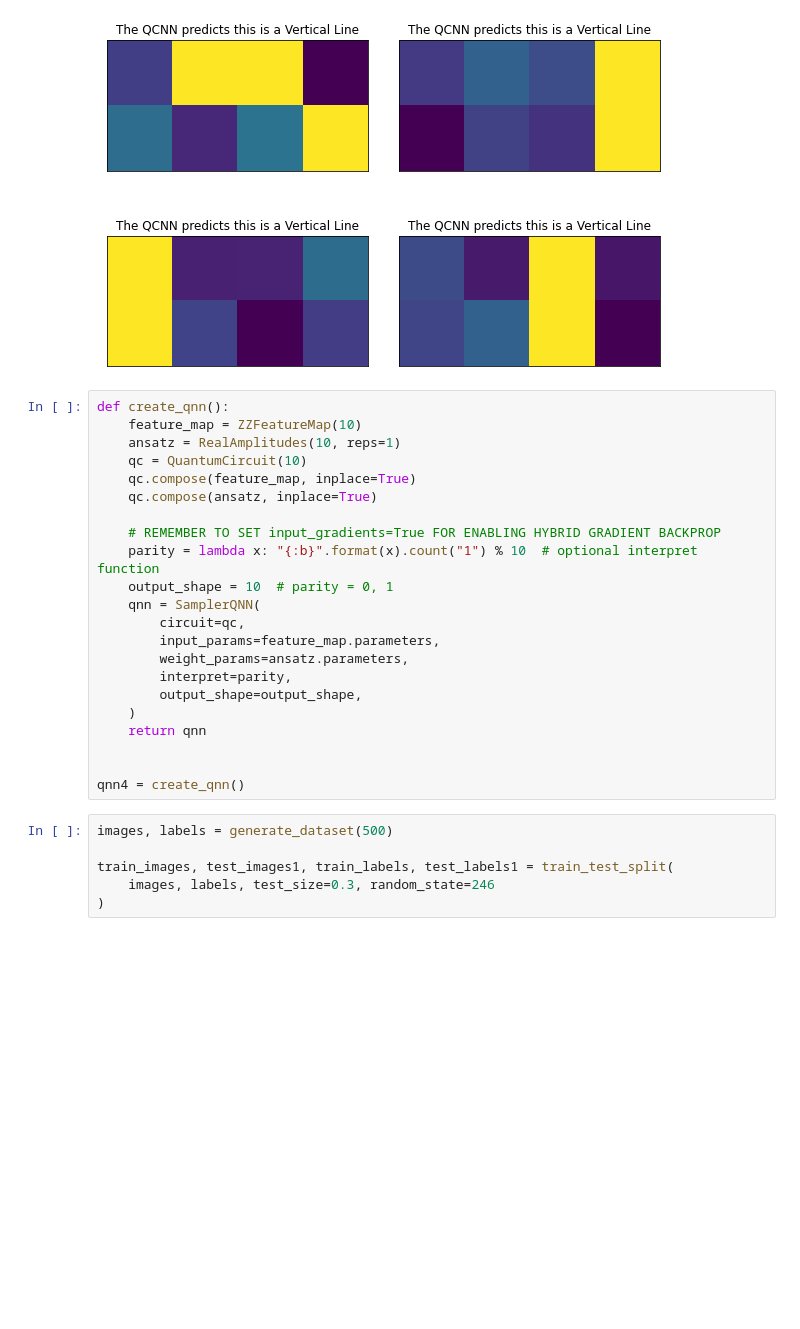
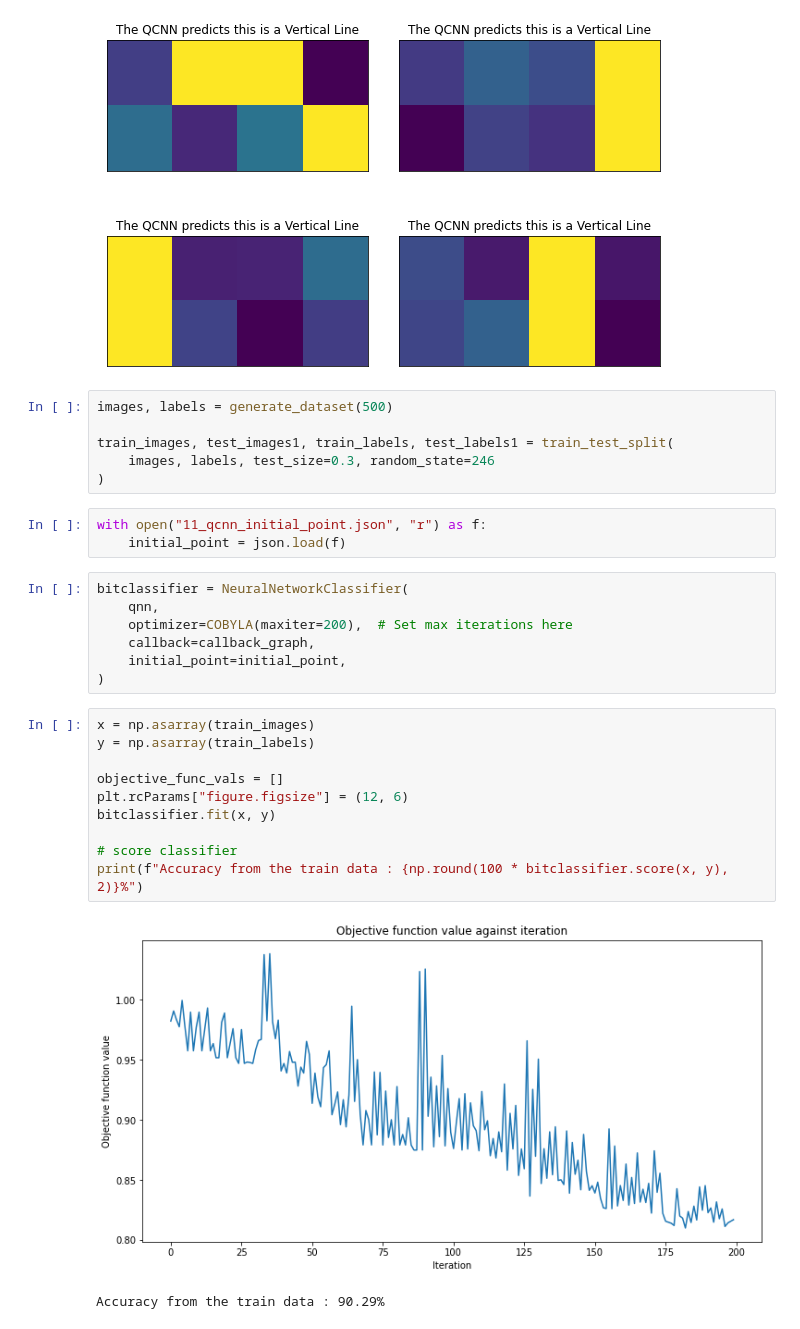
Before and after one commit to agrzheng/qiskit, a Jupyter notebook: Qnn/qiskit-bit-full.ipynb, the cells around one changed output. Drawn from its saved outputs; the diff is of its cells as text; blank space fills up the shorter version.

```diff
--- a/Qnn/qiskit-bit-full.ipynb
+++ b/Qnn/qiskit-bit-full.ipynb
@@ -308,31 +308,32 @@ plt.subplots_adjust(wspace=0.1, hspace=0.5)
 # %% [output]
 Accuracy from the poisoned test data : 94.0%
 [figure]
-# %%
-def create_qnn():
-    feature_map = ZZFeatureMap(10)
-    ansatz = RealAmplitudes(10, reps=1)
-    qc = QuantumCircuit(10)
-    qc.compose(feature_map, inplace=True)
-    qc.compose(ansatz, inplace=True)
-
-    # REMEMBER TO SET input_gradients=True FOR ENABLING HYBRID GRADIENT BACKPROP
-    parity = lambda x: "{:b}".format(x).count("1") % 10  # optional interpret function
-    output_shape = 10  # parity = 0, 1
-    qnn = SamplerQNN(
-        circuit=qc,
-        input_params=feature_map.parameters,
-        weight_params=ansatz.parameters,
-        interpret=parity,
-        output_shape=output_shape,
-    )
-    return qnn
-
-
-qnn4 = create_qnn()
 # %%
 images, labels = generate_dataset(500)
 
 train_images, test_images1, train_labels, test_labels1 = train_test_split(
     images, labels, test_size=0.3, random_state=246
 )
+# %%
+with open("11_qcnn_initial_point.json", "r") as f:
+    initial_point = json.load(f)
+# %%
+bitclassifier = NeuralNetworkClassifier(
+    qnn,
+    optimizer=COBYLA(maxiter=200),  # Set max iterations here
+    callback=callback_graph,
+    initial_point=initial_point,
+)
+# %%
+x = np.asarray(train_images)
+y = np.asarray(train_labels)
+
+objective_func_vals = []
+plt.rcParams["figure.figsize"] = (12, 6)
+bitclassifier.fit(x, y)
+
+# score classifier
+print(f"Accuracy from the train data : {np.round(100 * bitclassifier.score(x, y), 2)}%")
+# %% [output]
+[figure, added]
+Accuracy from the train data : 90.29%
```
Also changed, not shown: parts of 5 cells of this notebook, 8 other files.
